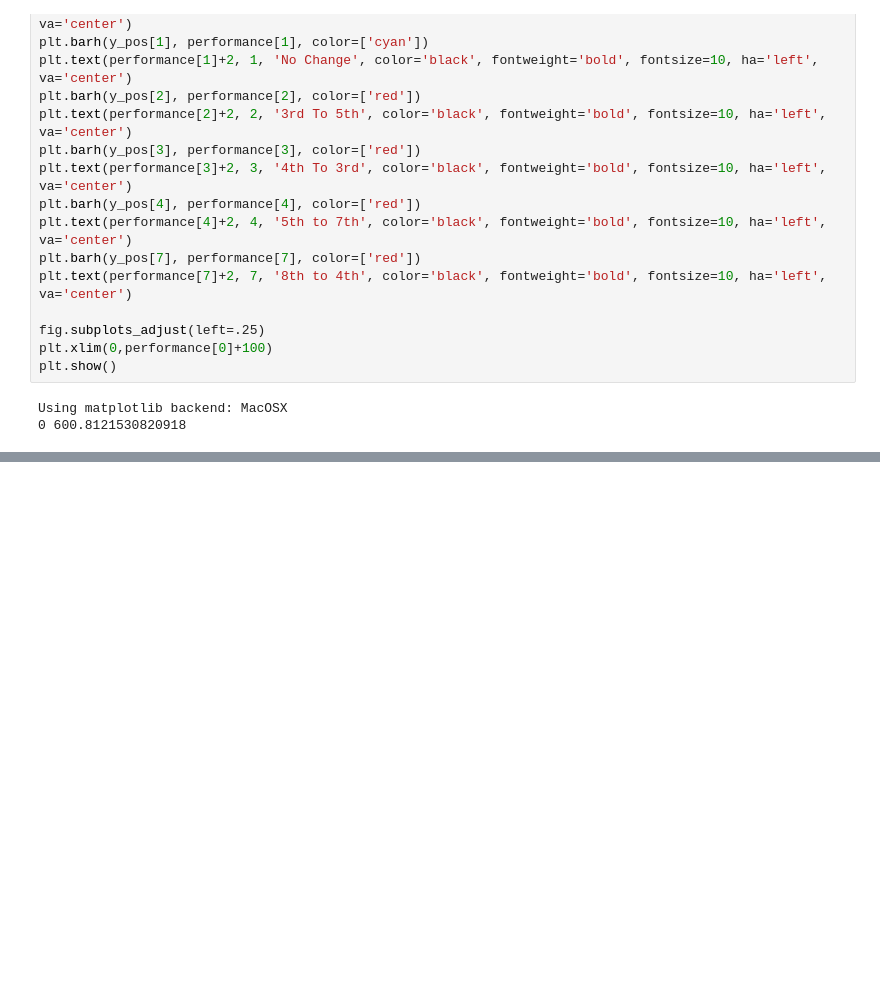
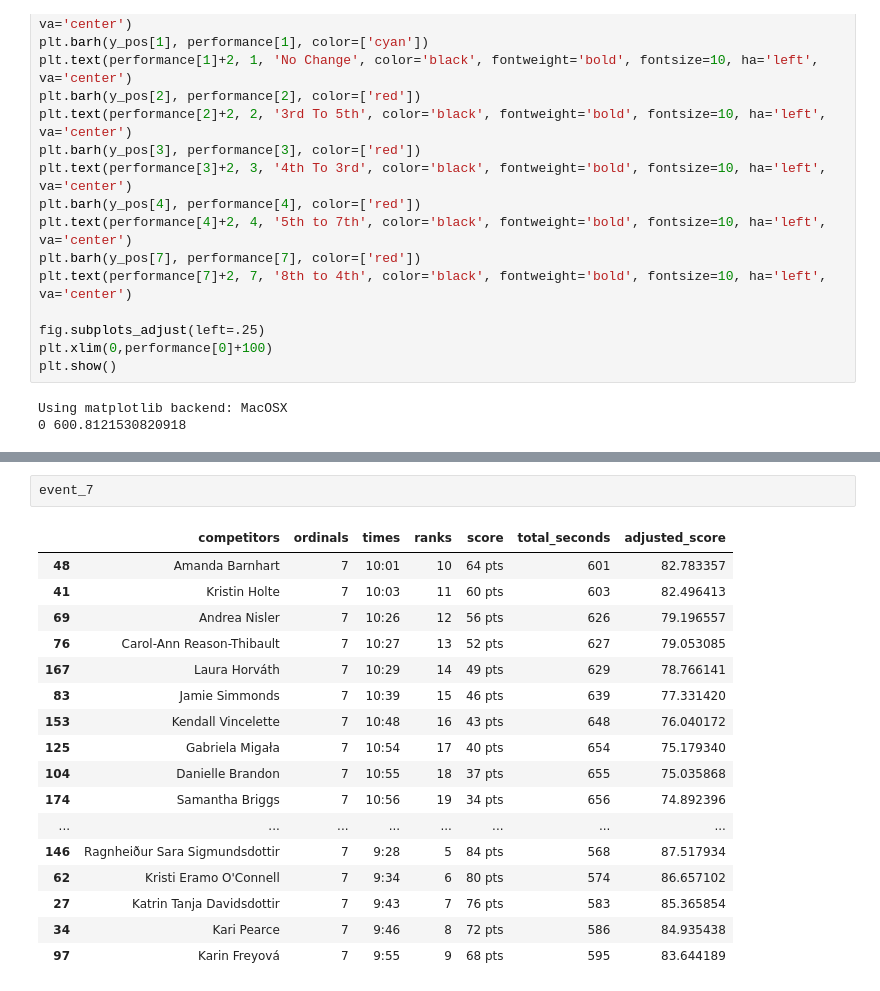
Before and after one commit to egelberg/CFG_Scoring_Analysis, a Jupyter notebook: 2020_Women.ipynb, the cells around one changed output, grey strips where cells are left out. Drawn from its saved outputs; the diff is of its cells as text; blank space fills up the shorter version.

```diff
--- a/2020_Women.ipynb
+++ b/2020_Women.ipynb
@@ -450,0 +477,20 @@ Using matplotlib backend: MacOSX
+# %%
+event_7
+# %% [output]
+|  | competitors | ordinals | times | ranks | score | total_seconds | adjusted_score |
+| 48 | Amanda Barnhart | 7 | 10:01 | 10 | 64 pts | 601 | 82.783357 |
+| 41 | Kristin Holte | 7 | 10:03 | 11 | 60 pts | 603 | 82.496413 |
+| 69 | Andrea Nisler | 7 | 10:26 | 12 | 56 pts | 626 | 79.196557 |
+| 76 | Carol-Ann Reason-Thibault | 7 | 10:27 | 13 | 52 pts | 627 | 79.053085 |
+| 167 | Laura Horváth | 7 | 10:29 | 14 | 49 pts | 629 | 78.766141 |
+| 83 | Jamie Simmonds | 7 | 10:39 | 15 | 46 pts | 639 | 77.331420 |
+| 153 | Kendall Vincelette | 7 | 10:48 | 16 | 43 pts | 648 | 76.040172 |
+| 125 | Gabriela Migała | 7 | 10:54 | 17 | 40 pts | 654 | 75.179340 |
+| 104 | Danielle Brandon | 7 | 10:55 | 18 | 37 pts | 655 | 75.035868 |
+| 174 | Samantha Briggs | 7 | 10:56 | 19 | 34 pts | 656 | 74.892396 |
+| ... | ... | ... | ... | ... | ... | ... | ... |
+| 146 | Ragnheiður Sara Sigmundsdottir | 7 | 9:28 | 5 | 84 pts | 568 | 87.517934 |
+| 62 | Kristi Eramo O'Connell | 7 | 9:34 | 6 | 80 pts | 574 | 86.657102 |
+| 27 | Katrin Tanja Davidsdottir | 7 | 9:43 | 7 | 76 pts | 583 | 85.365854 |
+| 34 | Kari Pearce | 7 | 9:46 | 8 | 72 pts | 586 | 84.935438 |
+| 97 | Karin Freyová | 7 | 9:55 | 9 | 68 pts | 595 | 83.644189 |
```
Also changed, not shown: parts of 6 cells of this notebook, 4 other files.
